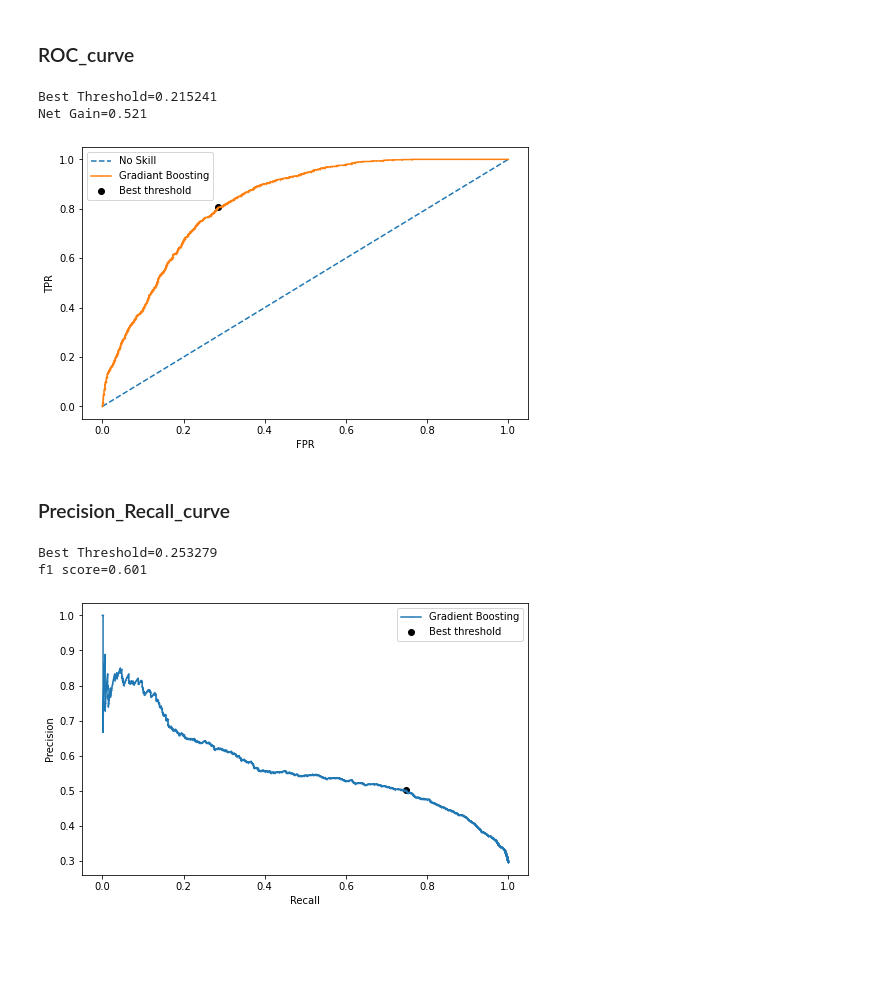
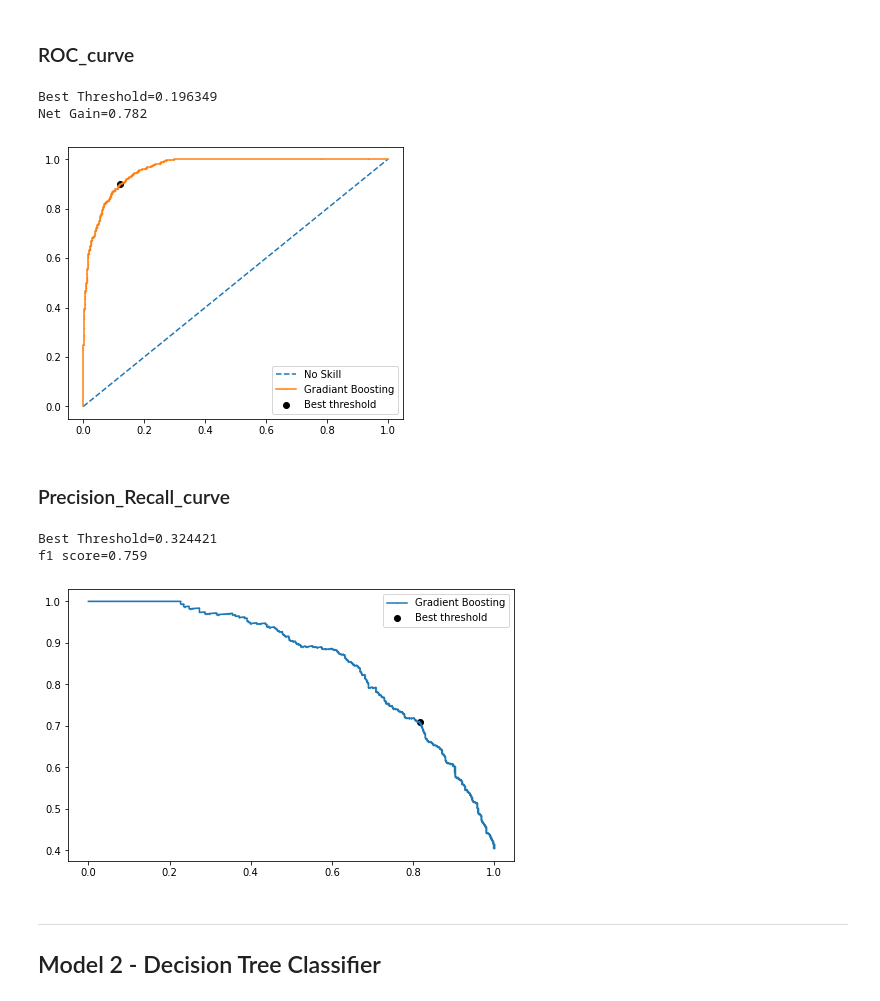
Before and after one commit to karelyrodri/Machine-Learning-CS5262-50, a Jupyter notebook: CS5262_50.ipynb, the cells around one changed output. Cells and saved outputs as stored; diff of their text form; code cells hidden in the pictures; blank space fills up the shorter version.

```diff
--- a/CS5262_50.ipynb
+++ b/CS5262_50.ipynb
@@ -242,7 +246,7 @@ Remove Credit_Risk predicted column Train/Test Split
 risk_col = 'Credit_Risk'
 display(data.describe())
 X_train, X_test, y_train, y_test = train_test_split(data.drop(columns=risk_col), data[risk_col],
-                                                   test_size=0.3, random_state=2345, stratify=data[risk_col])
+                                                   test_size=0.25, random_state=2345, stratify=data[risk_col])
 # %% [output]
 |  | Loan_Amount | Interest_Rate | Credit_Score | Annual_Income | Monthly_Debt | Credit_Cards_Balance | ... |
 | count | 1.578700e+04 | 15787.000000 | 15787.000000 | 15787.000000 | 15787.000000 | 15787.000000 | ... |
@@ -330,8 +344,6 @@ Pipeline(steps=[('preproc',
 # %%
 #hyperparameter tuning
-tuning_grid = {'mdl__learning_rate' : [0.1,1,10,50], 'mdl__max_depth': [1,2,3,4],
+tuning_grid = {'mdl__learning_rate' : [0.1,1,10], 'mdl__max_depth': [1,2,3],
                "mdl__n_estimators": [100, 200, 300, 400]}
 # GridSearchCV is used for cross-validation
-grid_search = GridSearchCV(pipe, param_grid = tuning_grid, cv = 5, return_train_score=True)
-
-grid_search.fit(X_train, y_train)
+GB_grid_search = GridSearchCV(pipe, param_grid = tuning_grid, cv = 5, return_train_score=True)
@@ -357,0 +350,2 @@ GridSearchCV(cv=5,
+# %%
+GB_grid_search.fit(X_train, y_train)
@@ -452,27 +459,24 @@ plt.show()
 # %% [markdown]
 ### ROC_curve
 # %%
-y_pred = grid_search.predict_proba(X_test)
+y_pred = GB_grid_search.best_estimator_.predict_proba(X_test)
 y_pred = y_pred[:, 1]
 fpr, tpr, thresholds = roc_curve(y_test, y_pred)
 net_gain = tpr - fpr
 ix = np.argmax(net_gain)
 print('Best Threshold=%f \nNet Gain=%.3f' % (thresholds[ix], net_gain[ix]))
 plt.scatter(fpr[ix], tpr[ix], marker='o', color='black', label='Best threshold')
 plt.plot([0,1], [0,1], linestyle='--', label='No Skill')
 plt.plot(fpr, tpr, marker='.', label='Gradiant Boosting', markersize= 0.5)
 
-
-plt.xlabel('FPR')
-plt.ylabel('TPR')
 plt.legend()
 
 plt.rcParams["figure.figsize"] = [8, 5]
 plt.show()
 # %% [output]
-Best Threshold=0.215241
-Net Gain=0.521
+Best Threshold=0.196349
+Net Gain=0.782
-[figure, old version]
+[figure, new version]
 # %% [markdown]
 ### Precision_Recall_curve
 # %%
@@ -485,11 +489,16 @@ print('Best Threshold=%f \nf1 score=%.3f' % (thresholds[ix], f1[ix]))
 plt.plot(recall, precision, marker='.', label='Gradient Boosting', markersize= 0.5)
 plt.scatter(recall[ix], precision[ix], marker='o', color='black', label='Best threshold')
 
-plt.xlabel('Recall')
-plt.ylabel('Precision')
 plt.legend()
 plt.show()
 # %% [output]
-Best Threshold=0.253279
-f1 score=0.601
+Best Threshold=0.324421
+f1 score=0.759
-[figure, old version]
+[figure, new version]
+# %% [markdown]
+
+
+---
+
+
+## Model 2 - Decision Tree Classifier
```
Also changed, not shown: parts of 63 cells of this notebook.
